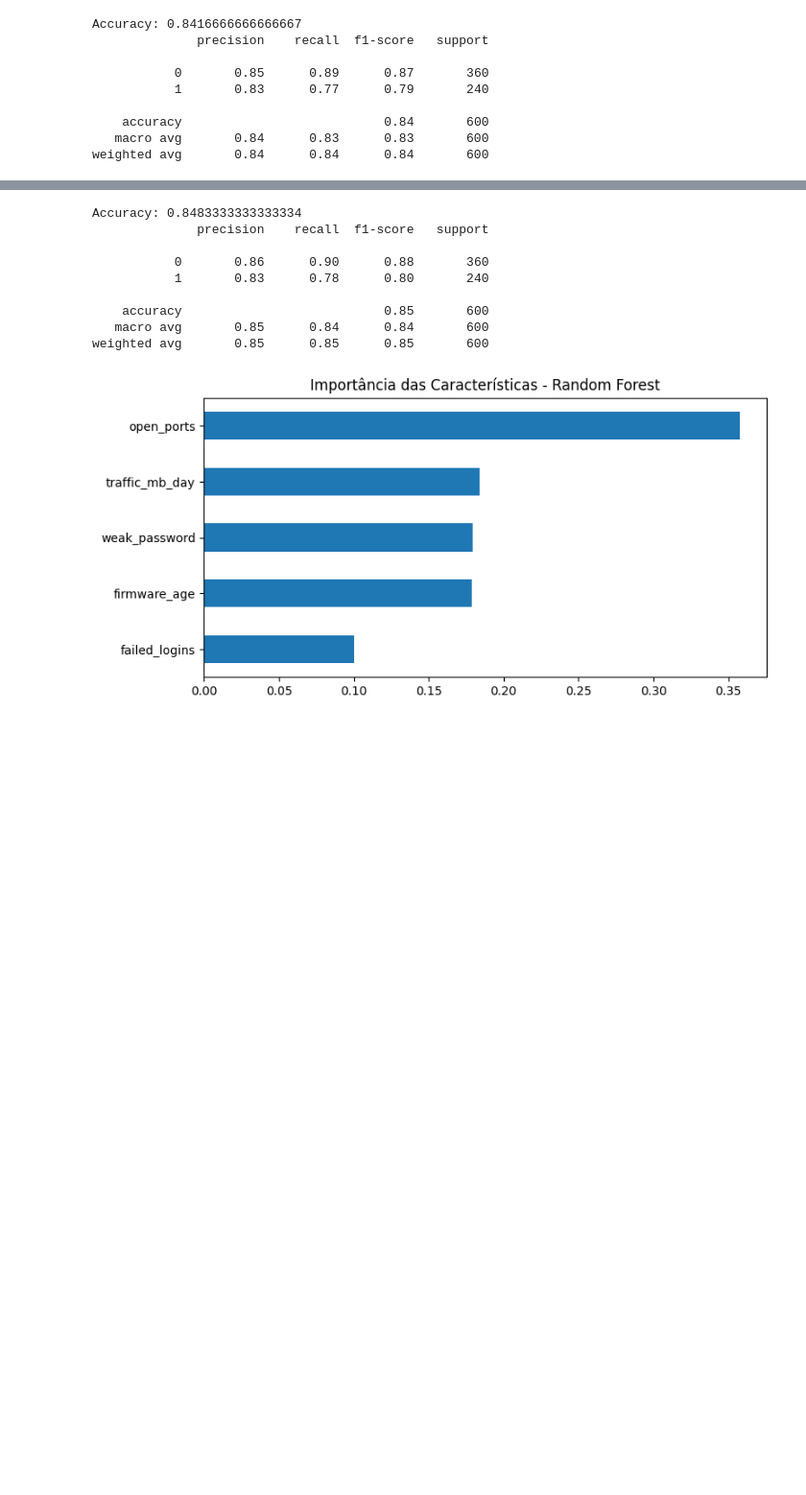
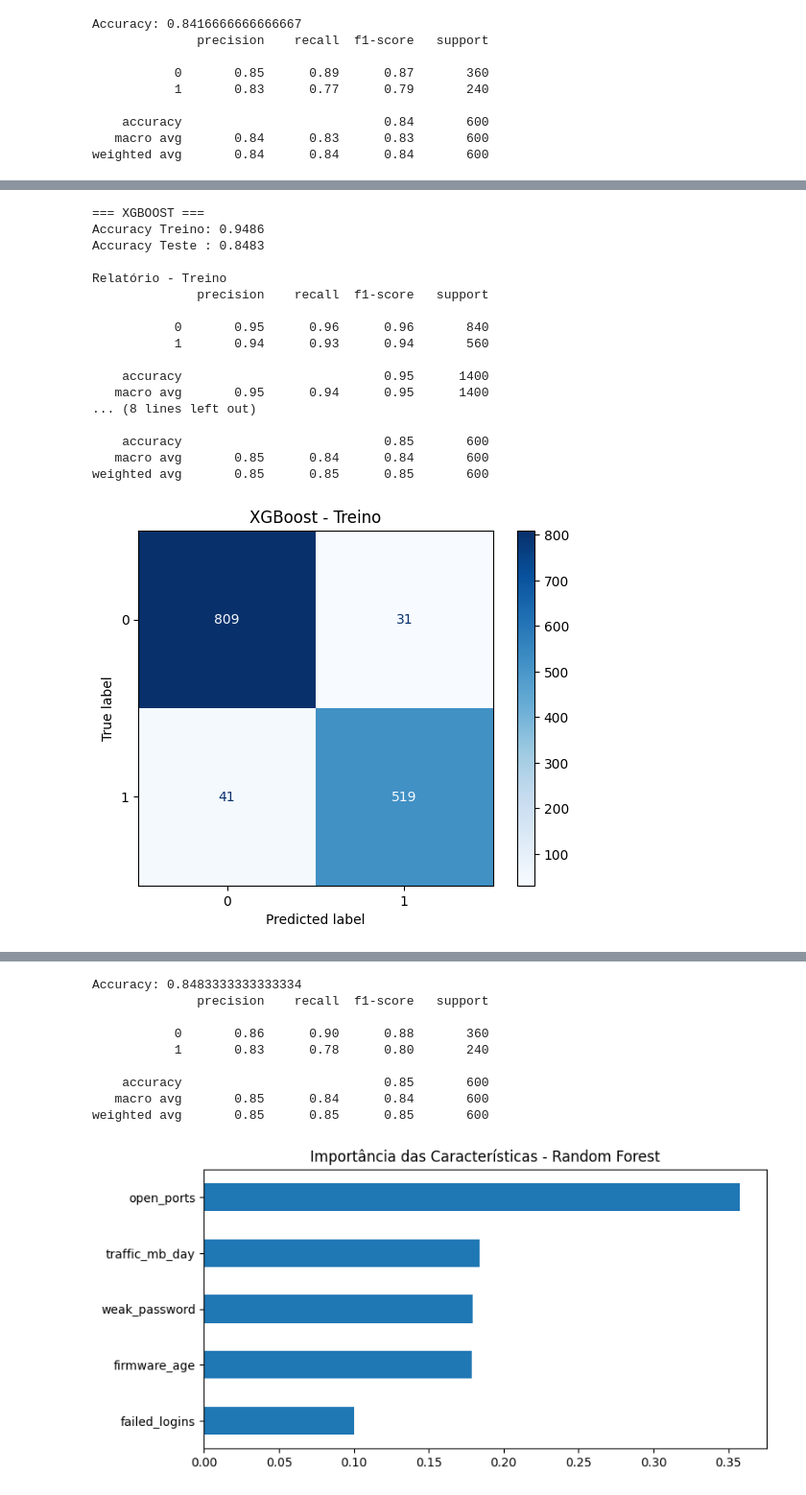
Before and after one commit to emanuuele/ProjetoIoT, a Jupyter notebook: Cenario1_IoT_Vulnerabilidades.ipynb, the cells around one changed output, grey strips where cells are left out. Shown at 96% size. Drawn from its saved outputs; the diff is of its cells as text; code cells hidden in the pictures; blank space fills up the shorter version.

```diff
--- a/Cenario1_IoT_Vulnerabilidades.ipynb
+++ b/Cenario1_IoT_Vulnerabilidades.ipynb
@@ -105,0 +231,54 @@ weighted avg       0.84      0.84      0.84       600
+# %%
+from xgboost import XGBClassifier
+from sklearn.metrics import accuracy_score, classification_report, ConfusionMatrixDisplay
+import matplotlib.pyplot as plt
+
+xgb = XGBClassifier(
+    n_estimators=200,
+    max_depth=4,
+    learning_rate=0.1,
+    eval_metric='logloss',
+    random_state=42
+)
+
+xgb.fit(X_train, y_train)
+
+pred_train_xgb = xgb.predict(X_train)
+pred_test_xgb = xgb.predict(X_test)
+
+print("=== XGBOOST ===")
+print(f"Accuracy Treino: {accuracy_score(y_train, pred_train_xgb):.4f}")
+print(f"Accuracy Teste : {accuracy_score(y_test, pred_test_xgb):.4f}")
+
+print("\nRelatório - Treino")
+print(classification_report(y_train, pred_train_xgb))
+
+print("\nRelatório - Teste")
+print(classification_report(y_test, pred_test_xgb))
+
+ConfusionMatrixDisplay.from_estimator(xgb, X_train, y_train, cmap="Blues")
+plt.title("XGBoost - Treino")
+plt.show()
+
+ConfusionMatrixDisplay.from_estimator(xgb, X_test, y_test, cmap="Greens")
+plt.title("XGBoost - Teste")
+plt.show()
+# %% [output]
+=== XGBOOST ===
+Accuracy Treino: 0.9486
+Accuracy Teste : 0.8483
+
+Relatório - Treino
+              precision    recall  f1-score   support
+
+           0       0.95      0.96      0.96       840
+           1       0.94      0.93      0.94       560
+
+    accuracy                           0.95      1400
+   macro avg       0.95      0.94      0.95      1400
+... (8 lines left out)
+
+    accuracy                           0.85       600
+   macro avg       0.85      0.84      0.84       600
+weighted avg       0.85      0.85      0.85       600
+[figure, added]
```
Also changed, not shown: parts of 7 cells of this notebook.
